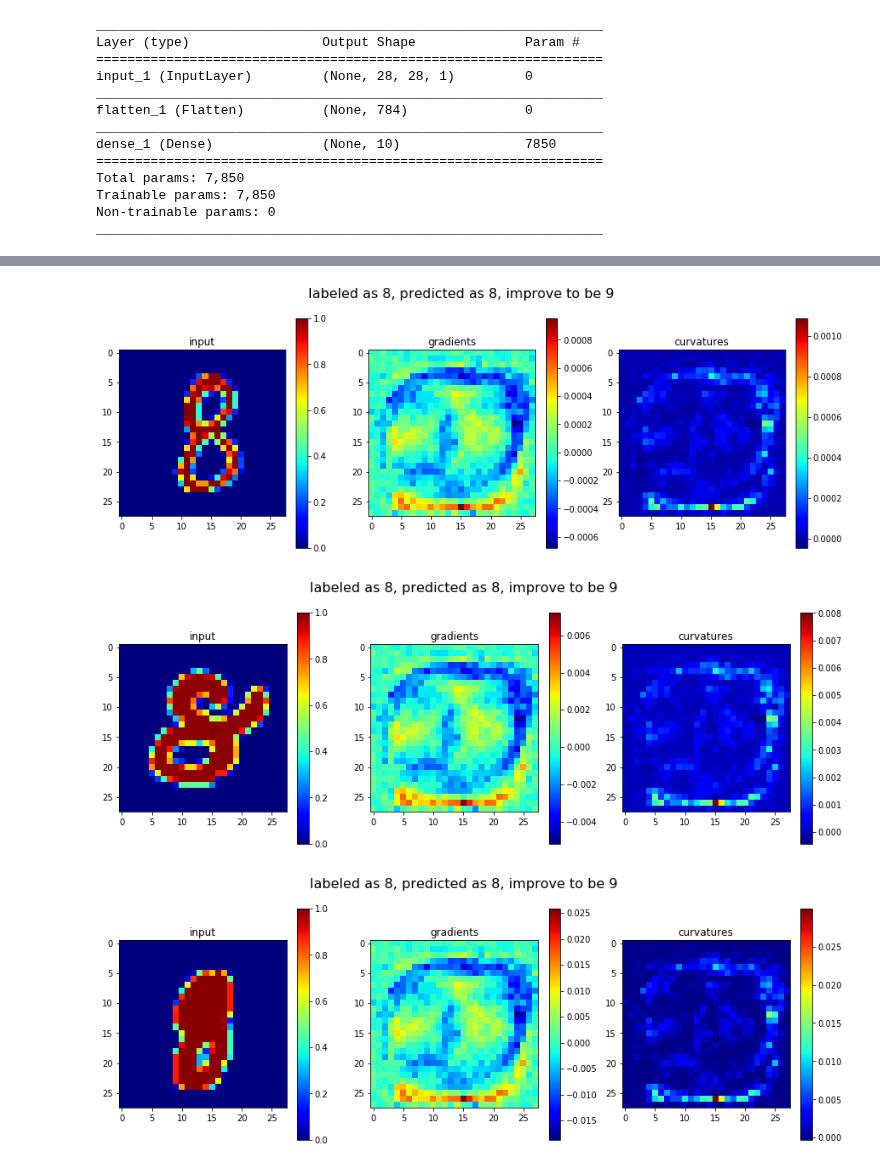
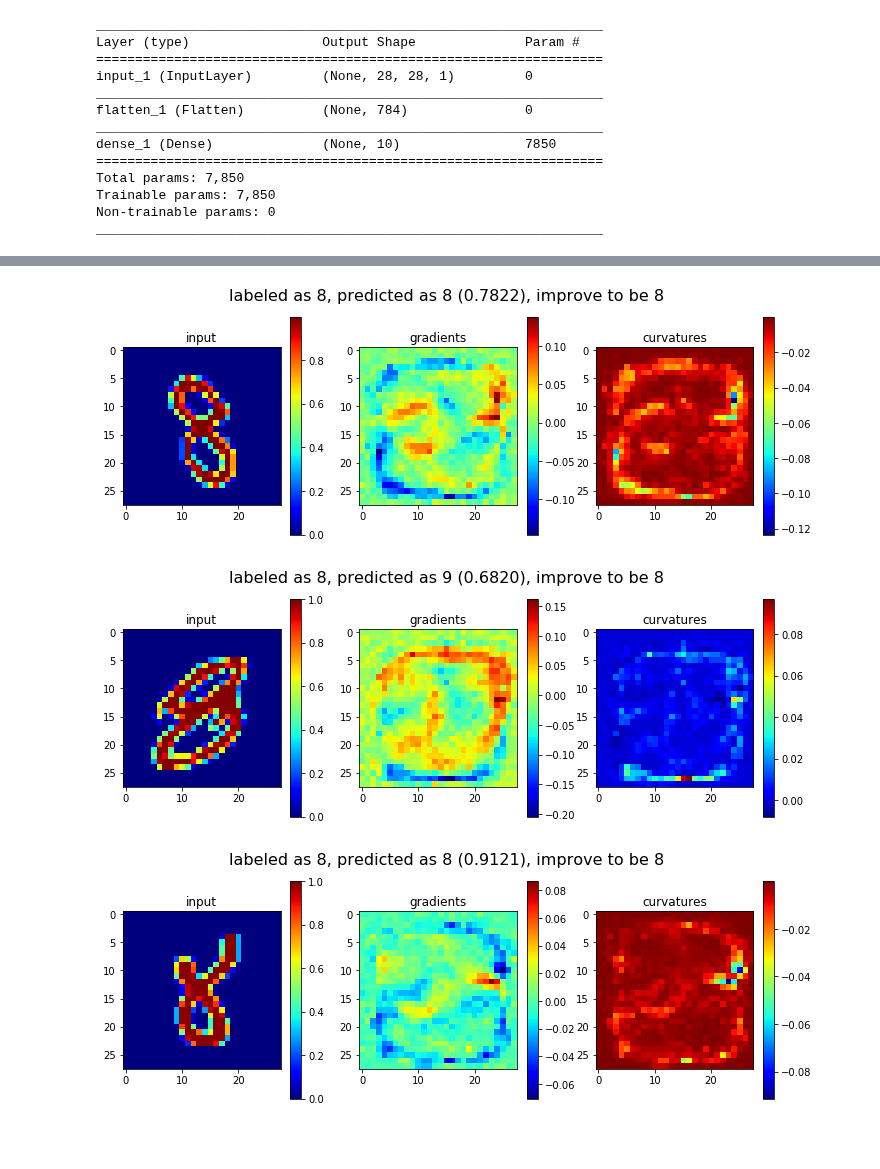
Before and after one commit to mammalwong/ml-study, a Jupyter notebook: gradnet.ipynb, the cells around one changed output, grey strips where cells are left out. Cells and saved outputs as stored; diff of their text form; code cells hidden in the pictures; blank space fills up the shorter version.

```diff
--- a/gradnet.ipynb
+++ b/gradnet.ipynb
@@ -61,18 +61,18 @@ def get_grad_curv(i):
     print(f'generating curv model of digit {i}')
     X = G(X_input)
     def compute_hessian(x):
-        return K.reshape(K.stack([
+        return K.stop_gradient(K.reshape(K.stack([
             K.gradients(x[1][:,iy,ix,:], x[0])[0]
             for iy in range(28)
             for ix in range(28)
-        ], axis=1), (-1,28,28,1,28,28,1))
+        ], axis=1), (-1,28,28,1,28,28,1)))
     def compute_curv(x):
         h = compute_hessian(x)
-        return K.reshape(K.stack([
+        return K.stop_gradient(K.reshape(K.stack([
             h[:,iy,ix,:,iy,ix,:]
             for iy in range(28)
             for ix in range(28)
-        ], axis=1), (-1,28,28,1))
+        ], axis=1), (-1,28,28,1)))
     X = %time keras.layers.Lambda( \
         compute_curv, output_shape=(28,28,1))([X_input, X])
     C = keras.Model(X_input, X)
@@ -87,8 +87,8 @@ def test_plot(test_label, improve_as):
     grad = G.predict(test)
     curv = C.predict(test)
     digit = np.argmax(pred[0])
-    plt.figure(figsize=(15,5))
-    plt.suptitle(f'labeled as {test_label}, predicted as {digit}, improve to be {improve_as}', fontsize=16)
+    plt.figure(figsize=(12,4))
+    plt.suptitle(f'labeled as {test_label}, predicted as {digit} ({pred[0,digit]:.4f}), improve to be {improve_as}', fontsize=16)
     plt.subplot(1,3,1)
     plt.title('input')
     plt.imshow(test[0,:,:,0], cmap='jet')
@@ -104,5 +104,5 @@ def test_plot(test_label, improve_as):
     plt.show()
 # %%
 for _ in range(3):
-    test_plot(8, 9)
+    test_plot(8, 8)
 # %% [output]
@@ -115,6 +109,6 @@ Wall time: 1min 4s
-[figure, old version]
+[figure, new version]
-[figure, old version]
+[figure, new version]
-[figure, old version]
+[figure, new version]
 # %%
 for _ in range(3):
     test_plot(0, 8)
```
Also changed, not shown: parts of 4 cells of this notebook.
